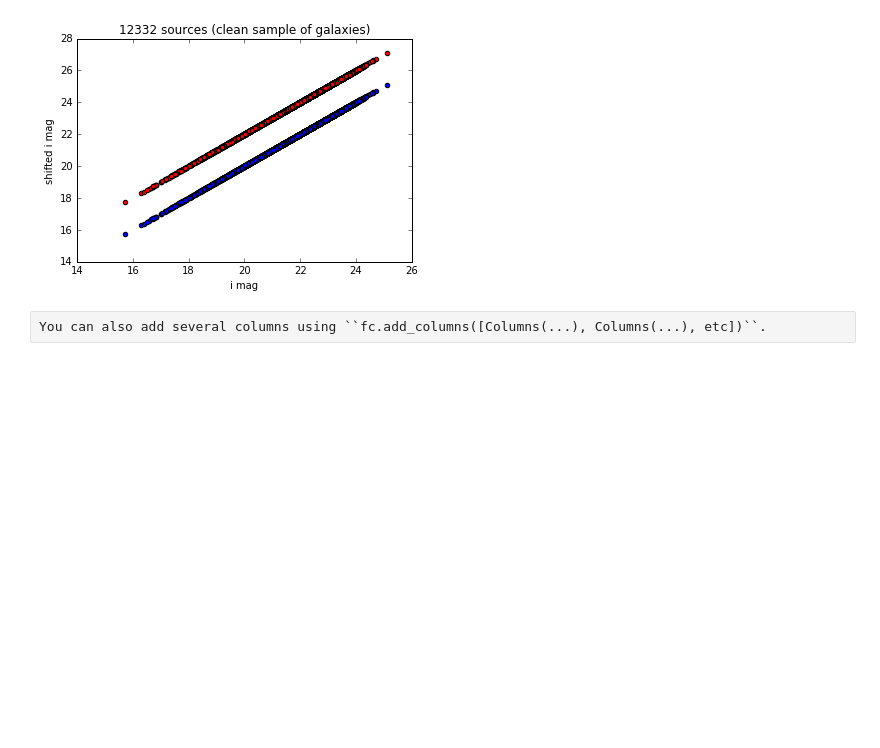
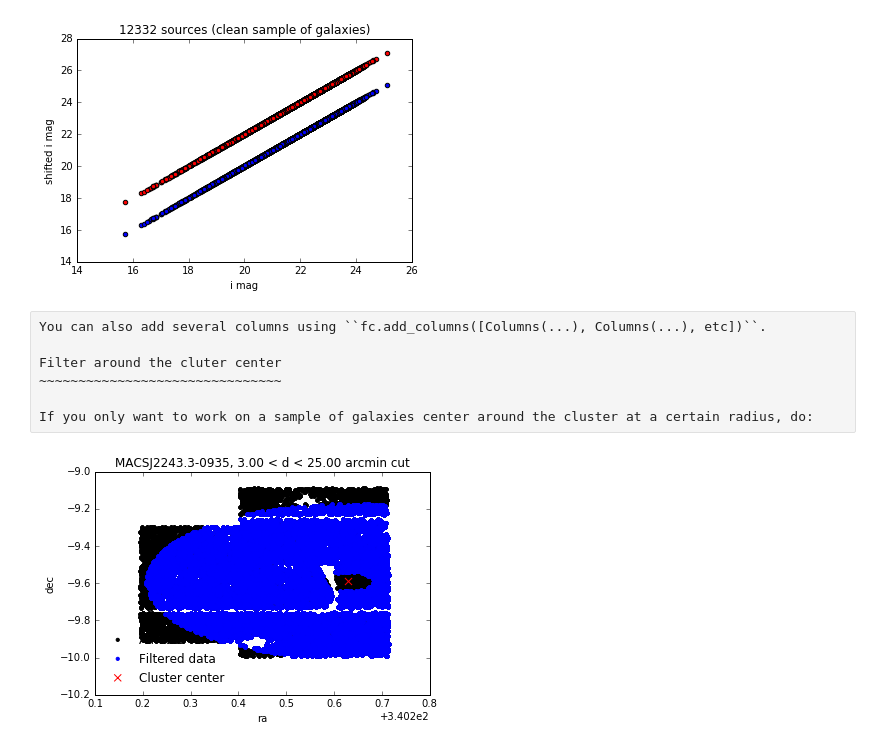
Before and after one commit to nicolaschotard/Clusters, a Jupyter notebook: docs/source/data_tuto.ipynb, the cells around one changed output. Saved outputs shown, nothing was run; the diff lists cells and outputs as text; code cells hidden in the pictures; blank space fills up the shorter version.

```diff
--- a/docs/source/data_tuto.ipynb
+++ b/docs/source/data_tuto.ipynb
@@ -126,7 +124,7 @@ A few standard filters have been implemented in ``data`` and can be used directl
 import warnings; warnings.filterwarnings("ignore")
 # %%
 data_filtered = data.filter_table(d)
-fc_filtered = data_filtered['forced']
+fc_filtered = data_filtered['deepCoadd_forced_src']
 # %% [raw]
 The same plot as in the above example now looks like
 # %%
@@ -170,3 +168,14 @@ pylab.title('%i sources (clean sample of galaxies)' % len(magi_filtered))
 [figure]
 # %% [raw]
 You can also add several columns using ``fc.add_columns([Columns(...), Columns(...), etc])``.
+
+Filter around the cluter center
+~~~~~~~~~~~~~~~~~~~~~~~~~~~~~~~
+
+If you only want to work on a sample of galaxies center around the cluster at a certain radius, do:
+# %%
+reload(data)
+config = data.load_config('/sps/lsst/data/clusters/MACSJ2243.3-0935/analysis/output_v1/MACSJ2243.3-0935.yaml')
+fc_filtered_2 = data.filter_around(fc_filtered, config, exclude_outer=25, exclude_inner=3, plot=True, unit='arcmin')
+# %% [output]
+[figure, added]
```
Also changed, not shown: parts of 6 cells of this notebook, 1 other file.
